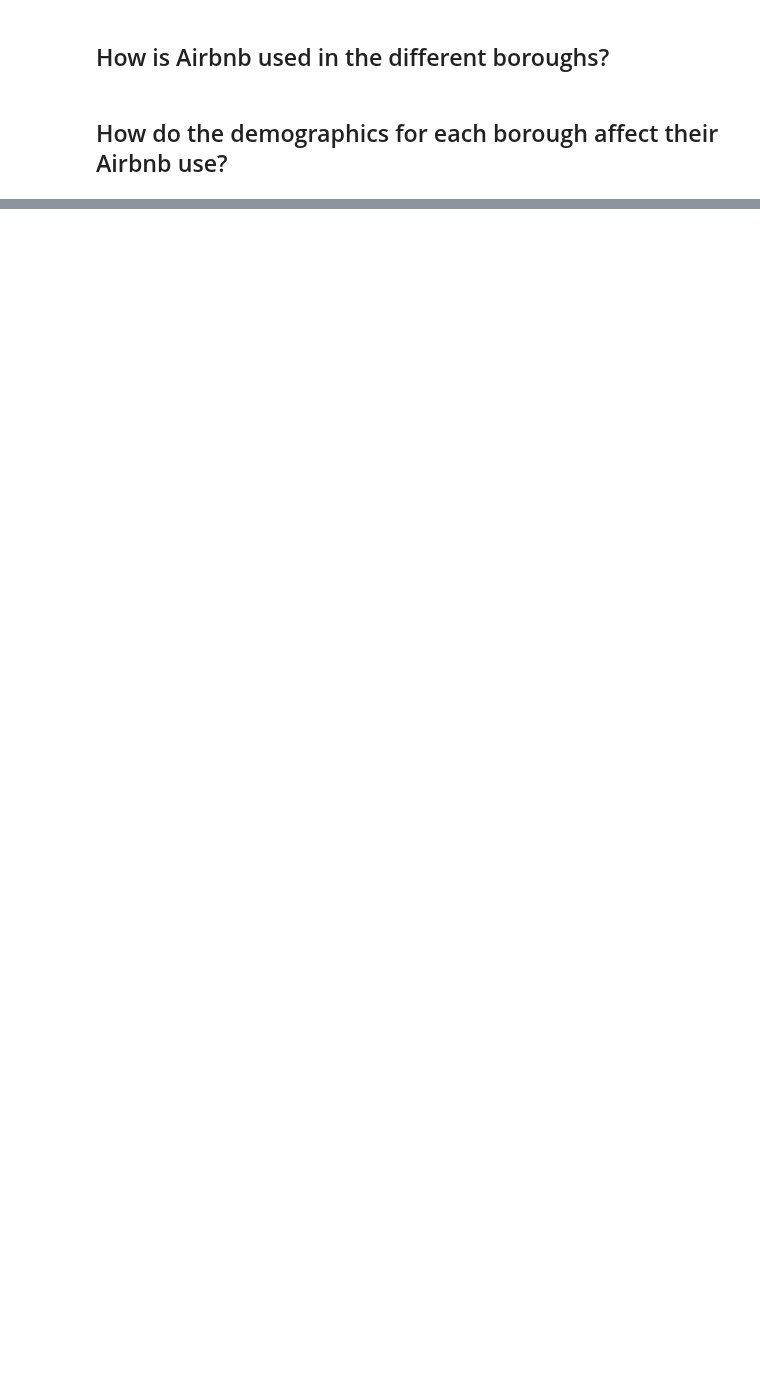
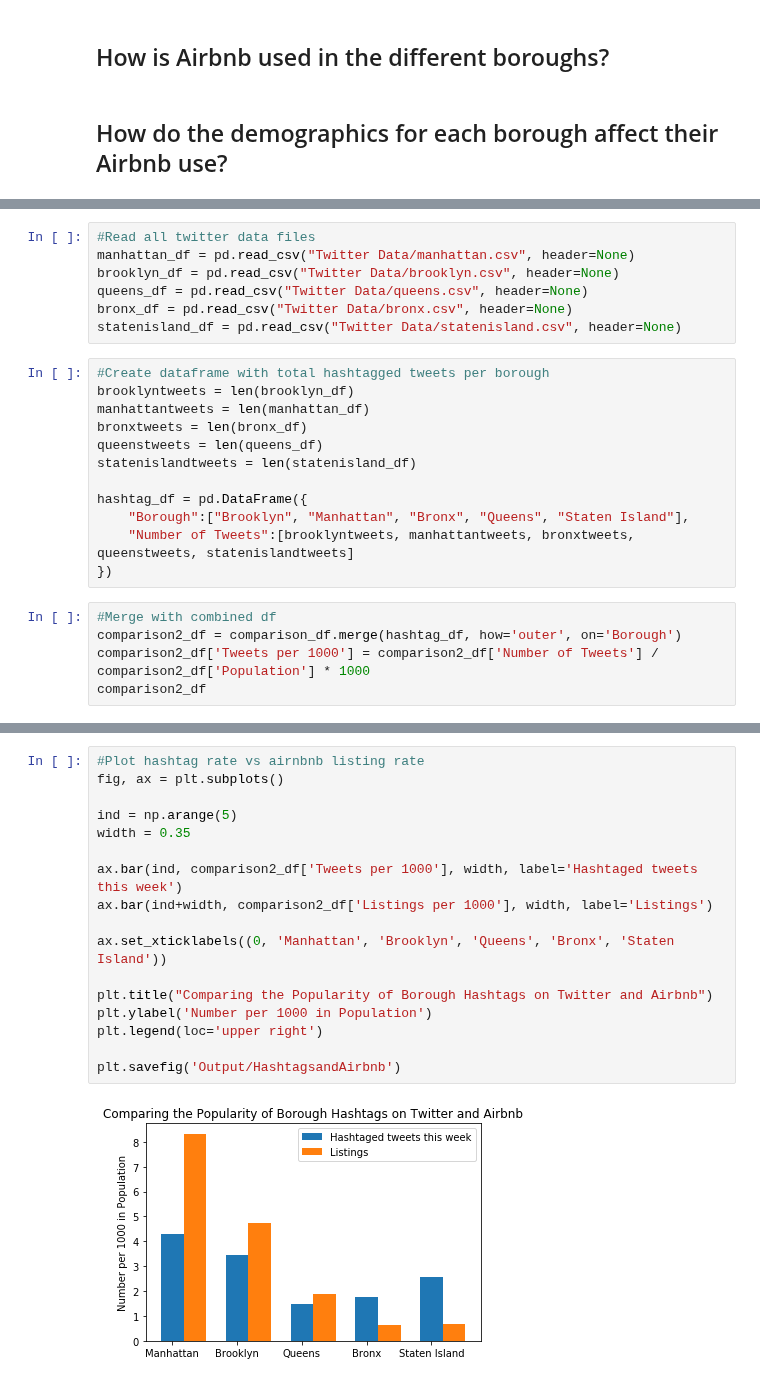
Before and after one commit to hayden4davey/Project1-Group2, a Jupyter notebook: Final Airbnb Analysis.ipynb, the cells around one changed output, grey strips where cells are left out. Drawn from its saved outputs; the diff is of its cells as text; blank space fills up the shorter version.

```diff
--- a/Final Airbnb Analysis.ipynb
+++ b/Final Airbnb Analysis.ipynb
@@ -97,0 +188,24 @@ SyntaxError: invalid syntax (<ipython-input-42-0e344f83c815>, line 2)
+# %%
+#Read all twitter data files
+manhattan_df = pd.read_csv("Twitter Data/manhattan.csv", header=None)
+brooklyn_df = pd.read_csv("Twitter Data/brooklyn.csv", header=None)
+queens_df = pd.read_csv("Twitter Data/queens.csv", header=None)
+bronx_df = pd.read_csv("Twitter Data/bronx.csv", header=None)
+statenisland_df = pd.read_csv("Twitter Data/statenisland.csv", header=None)
+# %%
+#Create dataframe with total hashtagged tweets per borough
+brooklyntweets = len(brooklyn_df)
+manhattantweets = len(manhattan_df)
+bronxtweets = len(bronx_df)
+queenstweets = len(queens_df)
+statenislandtweets = len(statenisland_df)
+
+hashtag_df = pd.DataFrame({
+    "Borough":["Brooklyn", "Manhattan", "Bronx", "Queens", "Staten Island"],
+    "Number of Tweets":[brooklyntweets, manhattantweets, bronxtweets, queenstweets, statenislandtweets]
+})
+# %%
+#Merge with combined df
+comparison2_df = comparison_df.merge(hashtag_df, how='outer', on='Borough')
+comparison2_df['Tweets per 1000'] = comparison2_df['Number of Tweets'] / comparison2_df['Population'] * 1000
+comparison2_df
@@ -97,0 +219,19 @@ SyntaxError: invalid syntax (<ipython-input-42-0e344f83c815>, line 2)
+# %%
+#Plot hashtag rate vs airnbnb listing rate
+fig, ax = plt.subplots()
+
+ind = np.arange(5)
+width = 0.35
+
+ax.bar(ind, comparison2_df['Tweets per 1000'], width, label='Hashtaged tweets this week')
+ax.bar(ind+width, comparison2_df['Listings per 1000'], width, label='Listings')
+
+ax.set_xticklabels((0, 'Manhattan', 'Brooklyn', 'Queens', 'Bronx', 'Staten Island'))
+
+plt.title("Comparing the Popularity of Borough Hashtags on Twitter and Airbnb")
+plt.ylabel('Number per 1000 in Population')
+plt.legend(loc='upper right')
+
+plt.savefig('Output/HashtagsandAirbnb')
+# %% [output]
+[figure, added]
```
Also changed, not shown: parts of 12 cells of this notebook, 2 other files.
